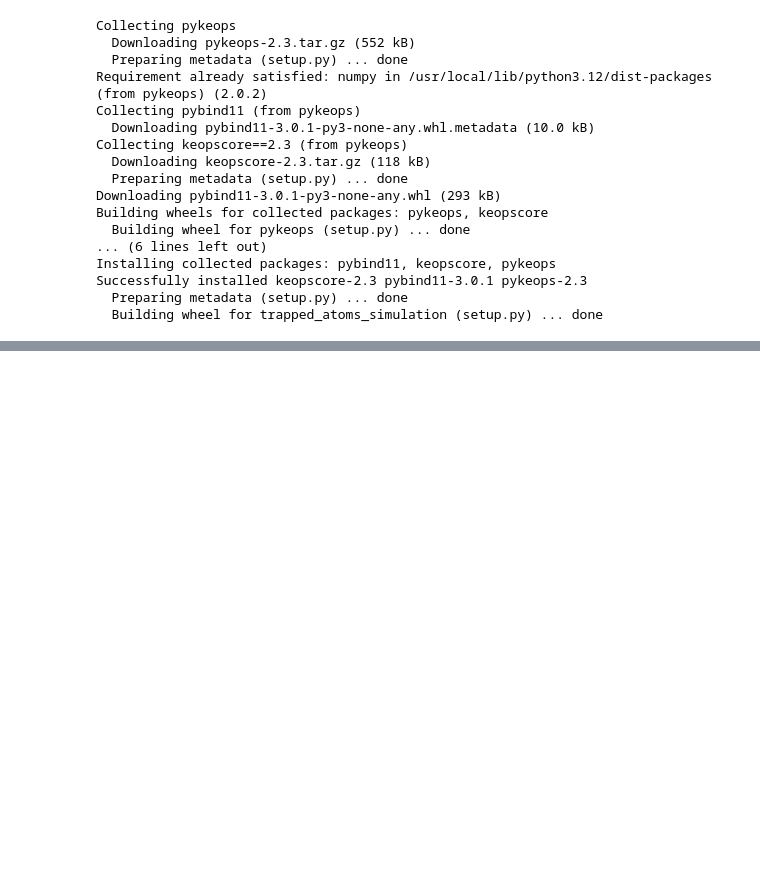
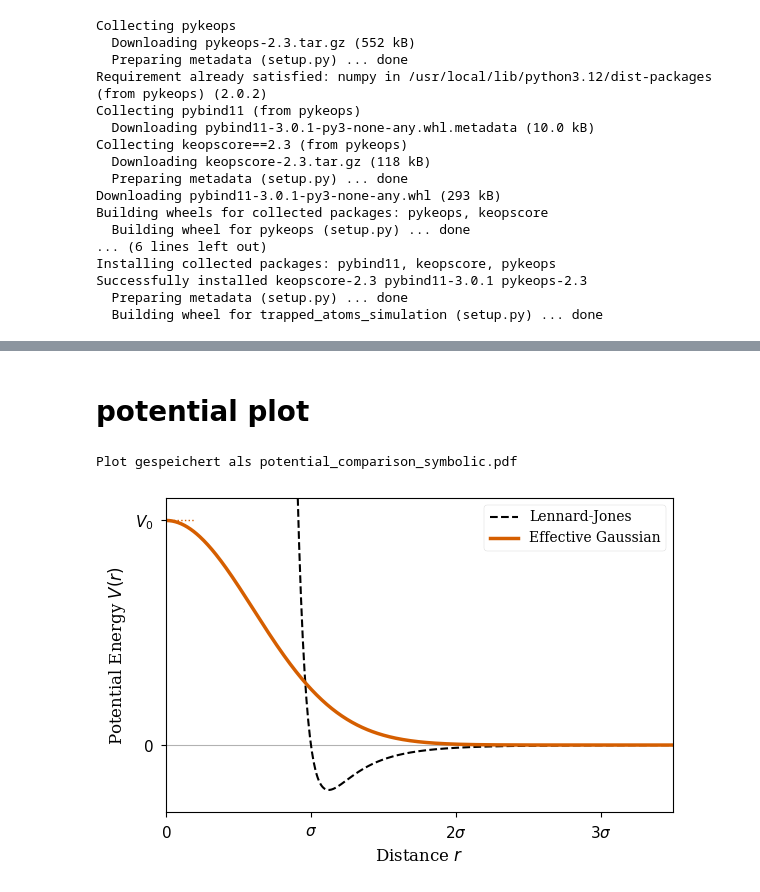
Before and after one commit to christpaul94/MD1912, a Jupyter notebook: MolecularDynamics/nbody_force_test.ipynb, the cells around one changed output, grey strips where cells are left out. Cells and saved outputs as stored; diff of their text form; code cells hidden in the pictures; blank space fills up the shorter version.

```diff
--- a/MolecularDynamics/nbody_force_test.ipynb
+++ b/MolecularDynamics/nbody_force_test.ipynb
@@ -194,0 +370,80 @@ Benchmarking N=65536...
+# %% [markdown]
+# potential plot
+# %%
+import numpy as np
+import matplotlib.pyplot as plt
+import matplotlib as mpl
+
+# --- Plotting Style ---
+plt.style.use('seaborn-v0_8-paper')
+mpl.rcParams.update({
+    'font.family': 'serif',
+    'font.size': 11,
+    'axes.labelsize': 12,
+    'legend.fontsize': 10,
+    'xtick.labelsize': 11,
+    'ytick.labelsize': 11,
+    'figure.figsize': (6, 4)
+})
+
+# --- Daten ---
+# Gauß startet bei 0 für den Gipfel
+r_gauss = np.linspace(0.0, 3.5, 500)
+# LJ startet später wegen Singularität
+r_lj = np.linspace(0.35, 3.5, 500)
+
+# Parameter (Werte sind jetzt egal, da wir sie symbolisch beschriften)
+V0_gauss = 5.0
+width_gauss = 0.6
+
+# Berechnung
+v_gauss = V0_gauss * np.exp(-(r_gauss)**2 / (2 * width_gauss**2))
+v_lj = 4 * ((1/r_lj)**12 - (1/r_lj)**6)
+v_lj[v_lj > 20] = np.nan
+
+# --- Plotten ---
+fig, ax = plt.subplots()
+
+# 1. Nulllinie
+ax.axhline(0, color='black', linewidth=0.8, linestyle='-', alpha=0.3)
+
+# 2. Kurven
+ax.plot(r_lj, v_lj, 'k--', linewidth=1.5, label=r'Lennard-Jones')
+ax.plot(r_gauss, v_gauss, color='#D55E00', linewidth=2.5, label=r'Effective Gaussian')
+
+# --- DAS IST NEU: Symbolische Achsen ---
+
+# Y-Achse: Nur 0 und V0 anzeigen
+ax.set_yticks([0, V0_gauss])
+ax.set_yticklabels([r'$0$', r'$V_0$'])
+
+# Hilfslinie von der Y-Achse zum Gauß-Gipfel
+ax.hlines(y=V0_gauss, xmin=0, xmax=0.2, color='#D55E00', linestyle=':', linewidth=1.0)
+
+
+# X-Achse: Nur 0 und sigma anzeigen (Optional, aber konsequent)
+# Wir setzen sigma da hin, wo r/sigma = 1 ist.
+ax.set_xticks([0, 1.0, 2.0, 3.0])
+ax.set_xticklabels([r'$0$', r'$\sigma$', r'$2\sigma$', r'$3\sigma$'])
+
+
+# --- Labels & Layout ---
+ax.set_xlabel(r'Distance $r$', labelpad=5)
+ax.set_ylabel(r'Potential Energy $V(r)$', labelpad=5)
+
+ax.set_ylim(-1.5, V0_gauss * 1.1) # Etwas Luft nach oben
+ax.set_xlim(0, 3.5)
+
+ax.legend(frameon=True, facecolor='white', framealpha=1, loc='upper right')
+ax.grid(False) # Grid aus, sieht bei symbolischen Plots oft besser aus
+
+plt.tight_layout()
+
+# Speichern
+output_filename = 'potential_comparison_symbolic.pdf'
+plt.savefig(output_filename, dpi=300, bbox_inches='tight')
+print(f"Plot gespeichert als {output_filename}")
+plt.show()
+# %% [output]
+Plot gespeichert als potential_comparison_symbolic.pdf
+[figure, added]
```
Also changed, not shown: parts of 2 cells of this notebook.
